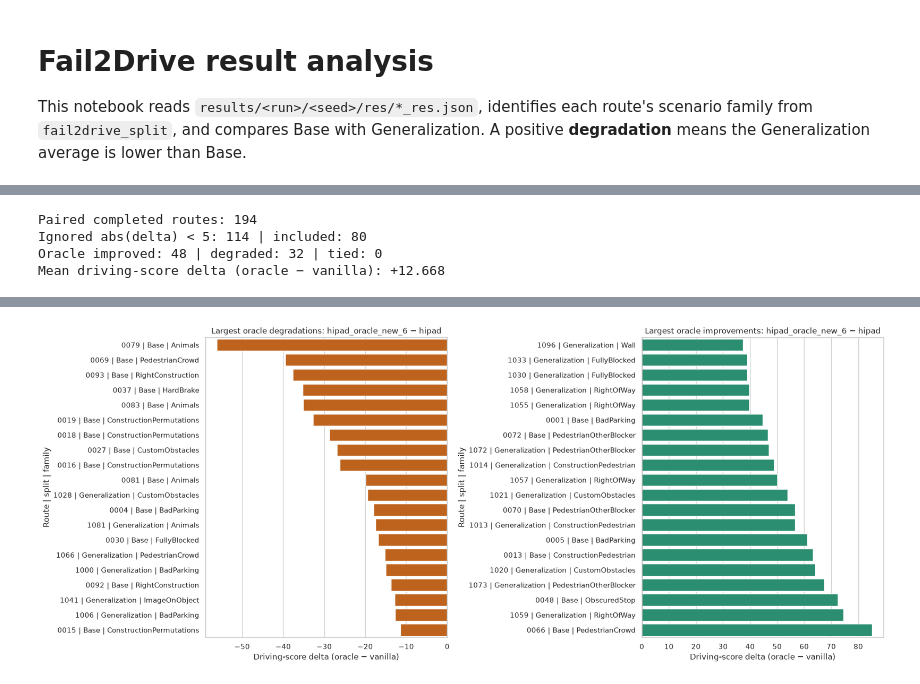
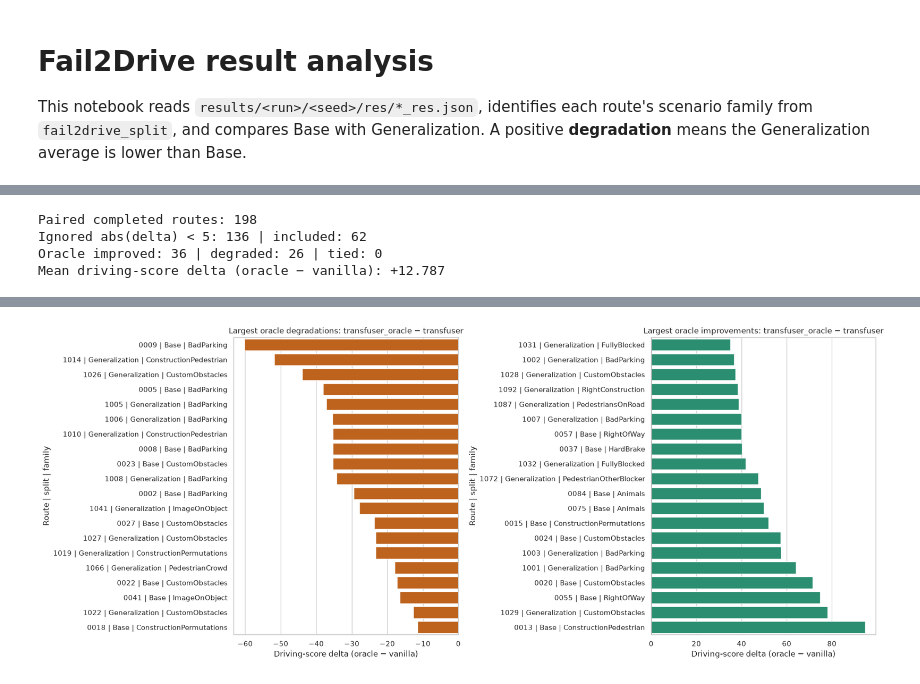
Before and after one commit to BennyWang1007/fail2drive, a Jupyter notebook: analyze_results.ipynb, the cells around one changed output, grey strips where cells are left out. Drawn from its saved outputs; the diff is of its cells as text; code cells hidden in the pictures.

```diff
--- a/analyze_results.ipynb
+++ b/analyze_results.ipynb
@@ -26,7 +26,7 @@ RESULTS_ROOT = PROJECT_ROOT / 'results'
 SPLIT_ROOT = PROJECT_ROOT / 'fail2drive_split'
 
 # Set RUNS to a list such as ['hipad', 'hipad_oracle_new_2']; use None for every run.
-RUNS = ['hipad', 'hipad_oracle_new_6']
+RUNS = ['transfuser', 'transfuser_oracle']
 SEEDS = [1]  # Use None for every available seed.
 FINISHED_ONLY = True
 
@@ -224,8 +219,8 @@ plt.show()
 # %%
 # Route-level vanilla vs oracle comparison.
 # Change ORACLE_RUN to compare a different oracle experiment.
-VANILLA_RUN = 'hipad'
-ORACLE_RUN = 'hipad_oracle_new_6'
+VANILLA_RUN = 'transfuser'
+ORACLE_RUN = 'transfuser_oracle'
 COMPARE_SEED = 1
 TOP_N = 20
 MIN_ABS_SCORE_DELTA = 5.0  # Ignore route changes smaller than this threshold.
@@ -266,9 +261,9 @@ for axis in axes:
     axis.set_ylabel('Route | split | family')
 plt.show()
 # %% [output]
-Paired completed routes: 194
-Ignored abs(delta) < 5: 114 | included: 80
-Oracle improved: 48 | degraded: 32 | tied: 0
-Mean driving-score delta (oracle − vanilla): +12.668
+Paired completed routes: 198
+Ignored abs(delta) < 5: 136 | included: 62
+Oracle improved: 36 | degraded: 26 | tied: 0
+Mean driving-score delta (oracle − vanilla): +12.787
 |  | route_file | driving_score_vanilla | driving_score_oracle | driving_score_delta | route_completion_vanilla | ... |
 | case_id |  |  |  |  |  | ... |
@@ -309,4 +304,4 @@ Mean driving-score delta (oracle − vanilla): +12.668
-[figure, old version]
+[figure, new version]
 # %%
 # Route-level inspection: use this to investigate the largest regressions.
 route_columns = ['run', 'seed', 'case_id', 'route_file', 'split', 'family'] + METRICS + [
```
Also changed, not shown: parts of 8 cells of this notebook, 16 other files.
